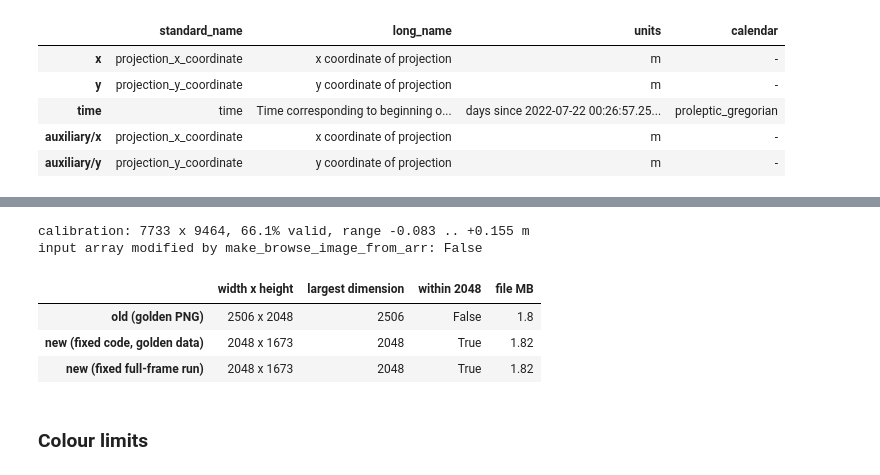
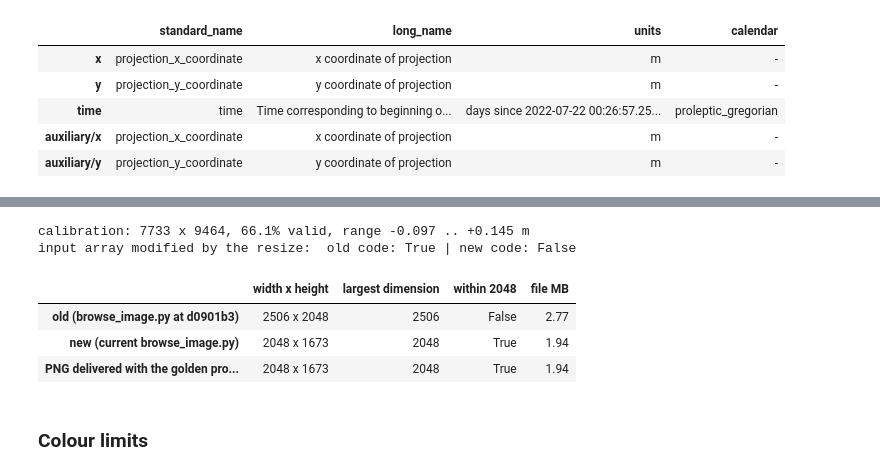
Before and after one commit to mgovorcin/cal-disp, a Jupyter notebook: docs/notebooks/07_cf_attrs_and_browse.ipynb, the cells around one changed output, grey strips where cells are left out. Drawn from its saved outputs; the diff is of its cells as text; code cells hidden in the pictures.

```diff
--- a/docs/notebooks/07_cf_attrs_and_browse.ipynb
+++ b/docs/notebooks/07_cf_attrs_and_browse.ipynb
@@ -99,0 +123,14 @@ fixed product: fixed_run/output/OPERA_L4_DISP-CAL-S1_IW_F08882_VV_20220111T00265
+# %%
+import subprocess
+import types
+
+OLD_COMMIT = "d0901b3"  # gamma-release before the product fixes (d0548bf..79ab02a)
+
+
+def old_module(rel_path: str) -> types.ModuleType:
+    """Import one module of the pre-fix code straight from git history."""
+    src = subprocess.check_output(["git", "-C", str(REPO), "show", f"{OLD_COMMIT}:{rel_path}"], text=True)
+    mod = types.ModuleType("old_" + Path(rel_path).stem.strip("_"))
+    mod.__file__ = f"{OLD_COMMIT}:{rel_path}"
+    exec(compile(src, mod.__file__, "exec"), mod.__dict__)
+    return mod
@@ -232,35 +324,44 @@ calibration array.
 # %%
-with h5py.File(GOLDEN_NC) as f:
+old_browse = old_module("src/cal_disp/browse_image.py")
+
+with h5py.File(FIXED_NC) as f:
     cal = f["calibration"][0]
 valid = np.isfinite(cal)
 print(f"calibration: {cal.shape[0]} x {cal.shape[1]}, {valid.mean():.1%} valid, "
       f"range {np.nanmin(cal):+.3f} .. {np.nanmax(cal):+.3f} m")
 
 out_dir = SCRATCH / "07_cf_attrs_and_browse"
 out_dir.mkdir(exist_ok=True)
-new_png = out_dir / "browse_fixed.png"
+old_png, new_png = out_dir / "browse_old.png", out_dir / "browse_fixed.png"
+
+old_browse.make_browse_image_from_nc(old_png, FIXED_NC)  # pre-fix code, default arguments
 before_bytes = cal.tobytes()
-limits = make_browse_image_from_arr(new_png, cal)
-print("input array modified by make_browse_image_from_arr:", cal.tobytes() != before_bytes)
+limits = make_browse_image_from_arr(new_png, cal)  # current code
 assert cal.tobytes() == before_bytes
 
-run_png = FIXED_NC.with_suffix(".png")  # written by the fixed `cal-disp run`
-pngs = {"old (golden PNG)": GOLDEN_PNG, "new (fixed code, golden data)": new_png, "new (fixed full-frame run)": run_png}
+# the resize step alone, old and new, on the same array
+probe = cal.copy()
+resized = {"old": old_browse._resize_to_max_pixel_dim(probe, 2048), "new": _resize_to_max_pixel_dim(cal, 2048)}
+print("input array modified by the resize:  old code:", probe.tobytes() != before_bytes, "| new code:", cal.tobytes() != before_bytes)
+assert probe.tobytes() != before_bytes
+
+pngs = {f"old (browse_image.py at {OLD_COMMIT})": old_png, "new (current browse_image.py)": new_png,
+        "PNG delivered with the golden product": GOLDEN_PNG}
 rows = {}
 for label, p in pngs.items():
     with Image.open(p) as im:
         rows[label] = {"width x height": f"{im.width} x {im.height}", "largest dimension": max(im.size),
                        "within 2048": max(im.size) <= 2048, "file MB": round(p.stat().st_size / 1e6, 2)}
 sizes = pd.DataFrame(rows).T
-assert sizes["within 2048"].iloc[1:].all()
+assert not sizes["within 2048"].iloc[0] and sizes["within 2048"].iloc[1]
 sizes
 # %% [output]
-calibration: 7733 x 9464, 66.1% valid, range -0.083 .. +0.155 m
-input array modified by make_browse_image_from_arr: False
+calibration: 7733 x 9464, 66.1% valid, range -0.097 .. +0.145 m
+input array modified by the resize:  old code: True | new code: False
 |  | width x height | largest dimension | within 2048 | file MB |
-| old (golden PNG) | 2506 x 2048 | 2506 | False | 1.8 |
-| new (fixed code, golden data) | 2048 x 1673 | 2048 | True | 1.82 |
-| new (fixed full-frame run) | 2048 x 1673 | 2048 | True | 1.82 |
+| old (browse_image.py at d0901b3) | 2506 x 2048 | 2506 | False | 2.77 |
+| new (current browse_image.py) | 2048 x 1673 | 2048 | True | 1.94 |
+| PNG delivered with the golden pro... | 2048 x 1673 | 2048 | True | 1.94 |
 # %% [markdown]
 ### Colour limits
 # %%
```
Also changed, not shown: parts of 19 cells of this notebook.
